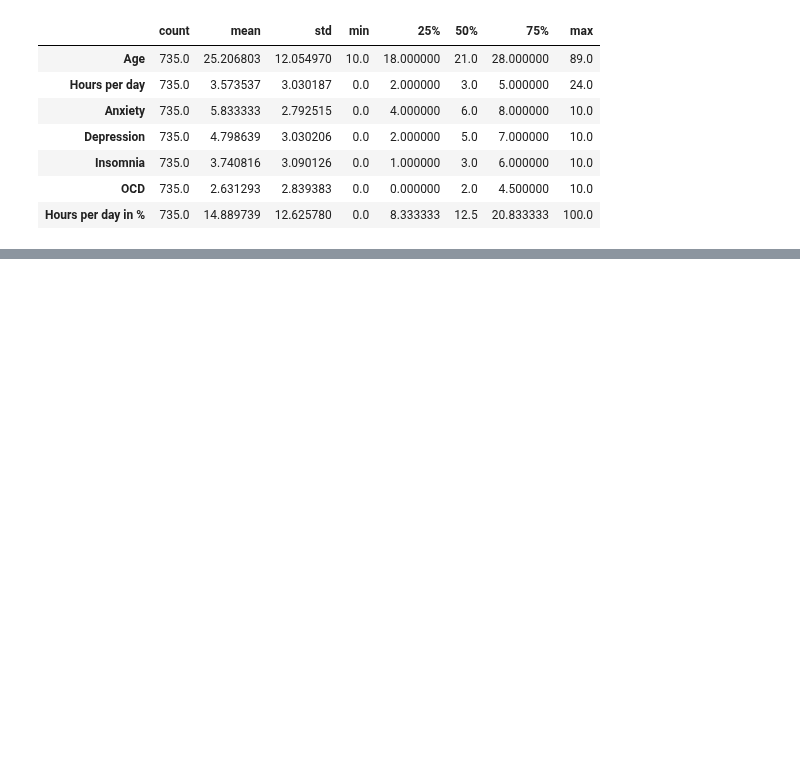
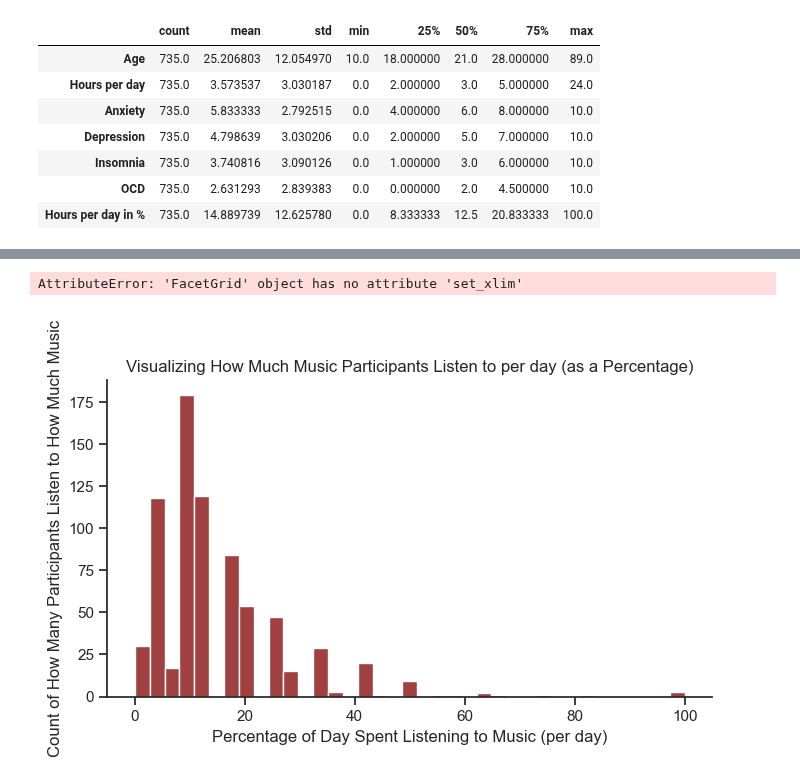
Before and after one commit to ubco-W2022T2-data301/project-group-group12, a Jupyter notebook: analysis/analysisZainab.ipynb, the cells around one changed output, grey strips where cells are left out. Saved outputs shown, nothing was run; the diff lists cells and outputs as text; code cells hidden in the pictures; blank space fills up the shorter version.

```diff
--- a/analysis/analysisZainab.ipynb
+++ b/analysis/analysisZainab.ipynb
@@ -211,3 +232,16 @@ filterdrop.describe(include=np.number).T
+# %%
+# Now, let's visualize the "Hours per day in %" column to see the spread of how much music the participants of this survey listen to per day
+
+sns.set_theme(style="ticks")
+plot2=sns.displot(data=filterdrop, x="Hours per day in %", color="maroon", height=4, aspect=1.75)
+plot2.set(xlabel="Percentage of Day Spent Listening to Music (per day)", ylabel="Count of How Many Participants Listen to How Much Music", title="Visualizing How Much Music Participants Listen to per day (as a Percentage)")
+plot2.set_xlim(0, None)
+plot2.set_ylim(0, None)
+
+plot2
+# %% [output]
+AttributeError: 'FacetGrid' object has no attribute 'set_xlim'
+[figure, added]
 # %%
 # Next, I want to express the four mental health columns, "Anxiety", "Depression", "Insomnia", and "OCD", as an overall mental health column, and give its values as a number out of 100:
 
```
Also changed, not shown: parts of 18 cells of this notebook, 1 other file.
